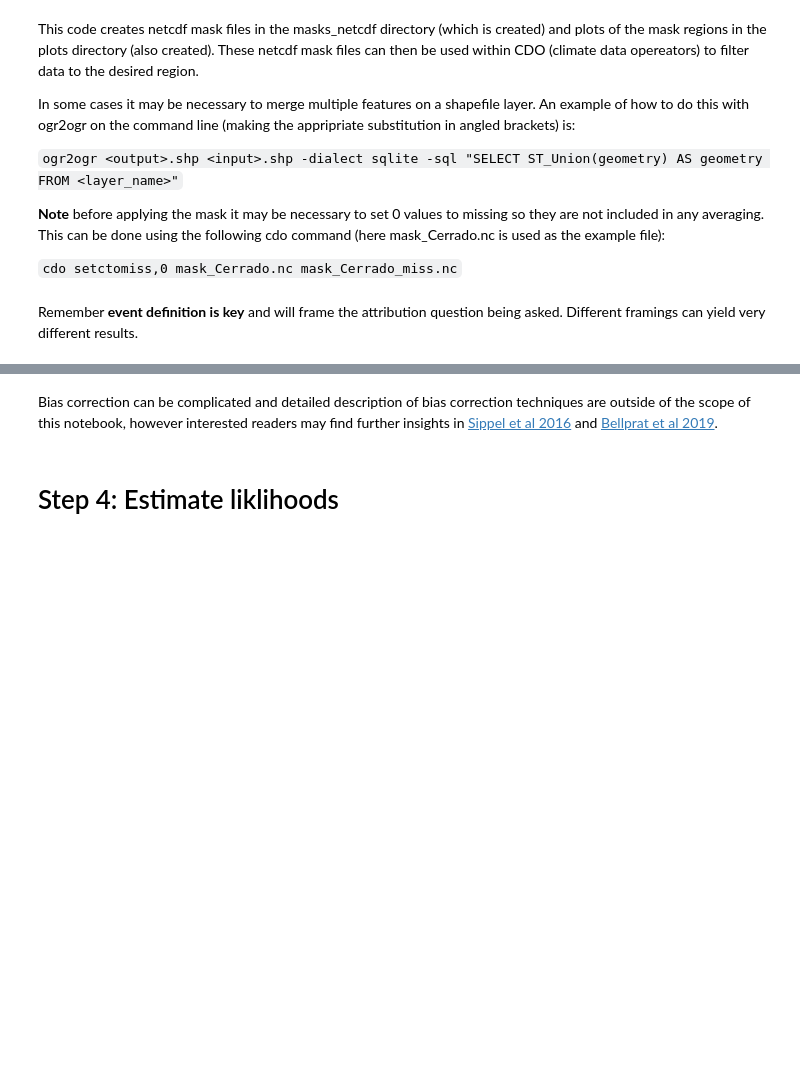
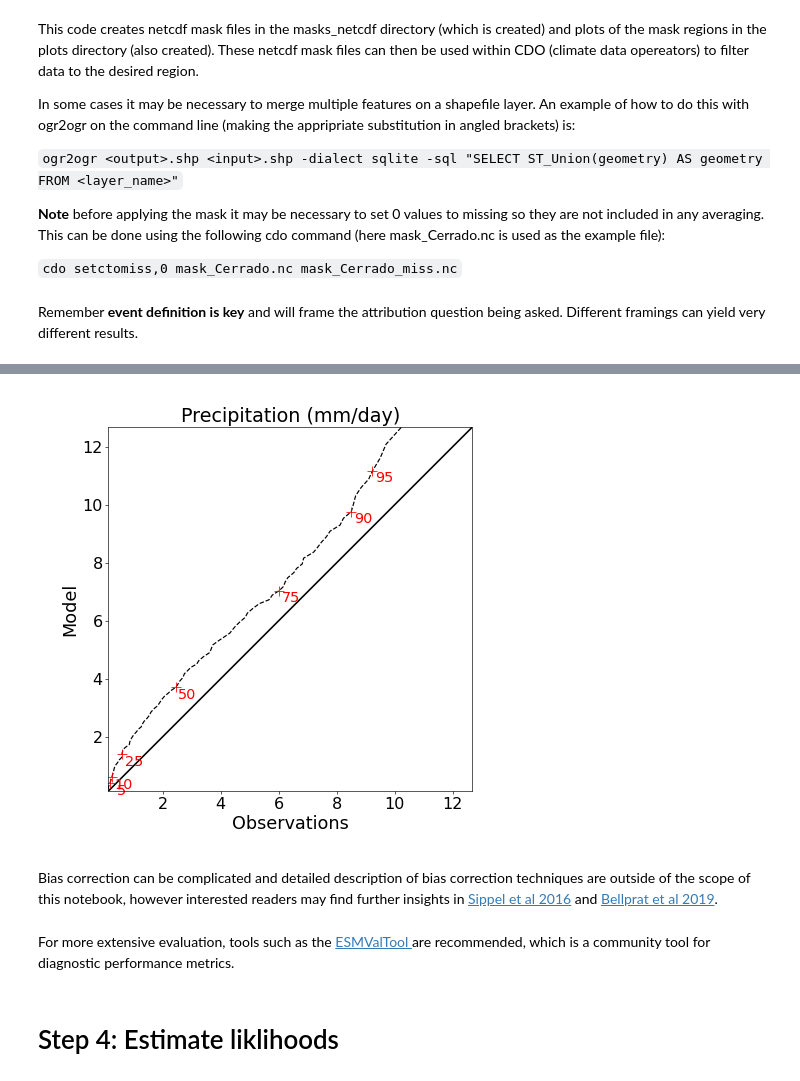
Before and after one commit to snsparrow/Attribution_workshop, a Jupyter notebook: Attribution.ipynb, the cells around one changed output, grey strips where cells are left out. Cells and saved outputs as stored; diff of their text form; code cells hidden in the pictures; blank space fills up the shorter version.

Commit message:
Updated notebook file to include q-q plot and PR figures

```diff
--- a/Attribution.ipynb
+++ b/Attribution.ipynb
@@ -125,5 +134,12 @@ In addition quantile-quantile (Q-Q) plots can be produced to compare on a quanti
+# %%
+from IPython.display import Image
+Image('/content/Attribution_workshop/precip_q_q_plot.png')
+# %% [output]
+[figure, added]
 # %% [markdown]
 Bias correction can be complicated and detailed description of bias correction techniques are outside of the scope of this notebook, however interested readers may find further insights in [Sippel et al 2016](https://www.earth-syst-dynam.net/7/71/2016/) and [Bellprat et al 2019](https://www.nature.com/articles/s41467-019-09729-2).
+# %% [markdown]
+For more extensive evaluation, tools such as the [ESMValTool ](https://www.esmvaltool.org)are recommended, which is a community tool for diagnostic performance metrics.
 # %% [markdown]
 # Step 4: Estimate liklihoods
 # %% [markdown]
```
Also changed, not shown: parts of 12 cells of this notebook.
